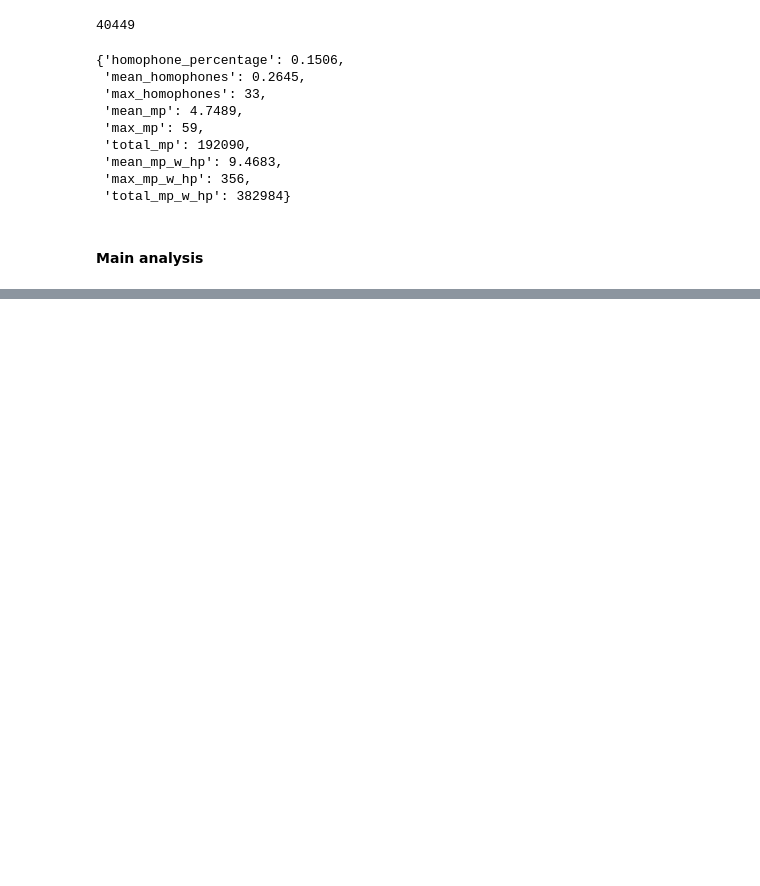
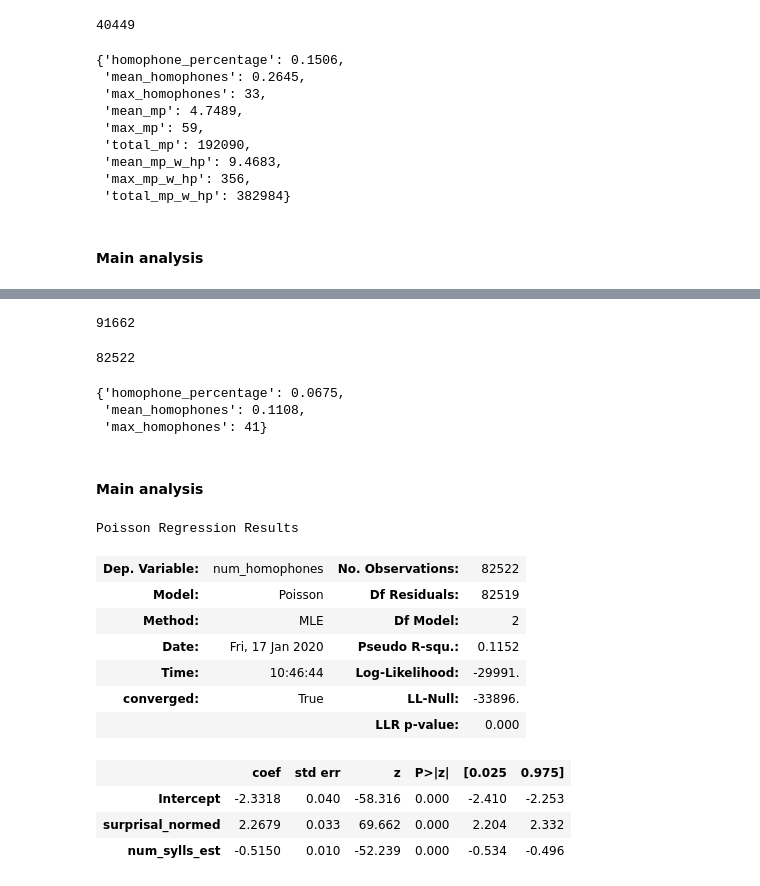
Before and after one commit to seantrott/homophone_simulations, a Jupyter notebook: Replication and extension.ipynb, the cells around one changed output, grey strips where cells are left out. Saved outputs shown, nothing was run; the diff lists cells and outputs as text; code cells hidden in the pictures; blank space fills up the shorter version.

```diff
--- a/Replication and extension.ipynb
+++ b/Replication and extension.ipynb
@@ -391,0 +401,38 @@ Poisson Regression Results
+# %%
+df_og = pd.read_csv("data/processed/mandarin/mandarin_all_reals_5phone.csv")
+df_processed = pd.read_csv("data/processed/mandarin/mandarin_lemmas_processed_5phone.csv")
+# %%
+len(df_og)
+# %% [output]
+91662
+# %%
+len(df_processed)
+# %% [output]
+82522
+# %%
+utils.get_homophone_stats(df_processed)
+# %% [output]
+{'homophone_percentage': 0.0675,
+ 'mean_homophones': 0.1108,
+ 'max_homophones': 41}
+# %%
+df_processed['surprisal_normed'] = df_processed['surprisal'] / df_processed['num_phones']
+# %% [markdown]
+#### Main analysis
+# %%
+result_real = sm.poisson(formula=FORMULA,
+                         data=df_processed).fit(disp=0)
+result_real.summary()
+# %% [output]
+Poisson Regression Results
+| Dep. Variable: | num_homophones | No. Observations: | 82522 |
+| Model: | Poisson | Df Residuals: | 82519 |
+| Method: | MLE | Df Model: | 2 |
+| Date: | Fri, 17 Jan 2020 | Pseudo R-squ.: | 0.1152 |
+| Time: | 10:46:44 | Log-Likelihood: | -29991. |
+| converged: | True | LL-Null: | -33896. |
+|  |  | LLR p-value: | 0.000 |
+|  | coef | std err | z | P>|z| | [0.025 | 0.975] |
+| Intercept | -2.3318 | 0.040 | -58.316 | 0.000 | -2.410 | -2.253 |
+| surprisal_normed | 2.2679 | 0.033 | 69.662 | 0.000 | 2.204 | 2.332 |
+| num_sylls_est | -0.5150 | 0.010 | -52.239 | 0.000 | -0.534 | -0.496 |
```
Also changed, not shown: parts of 16 cells of this notebook, 40 other files.
